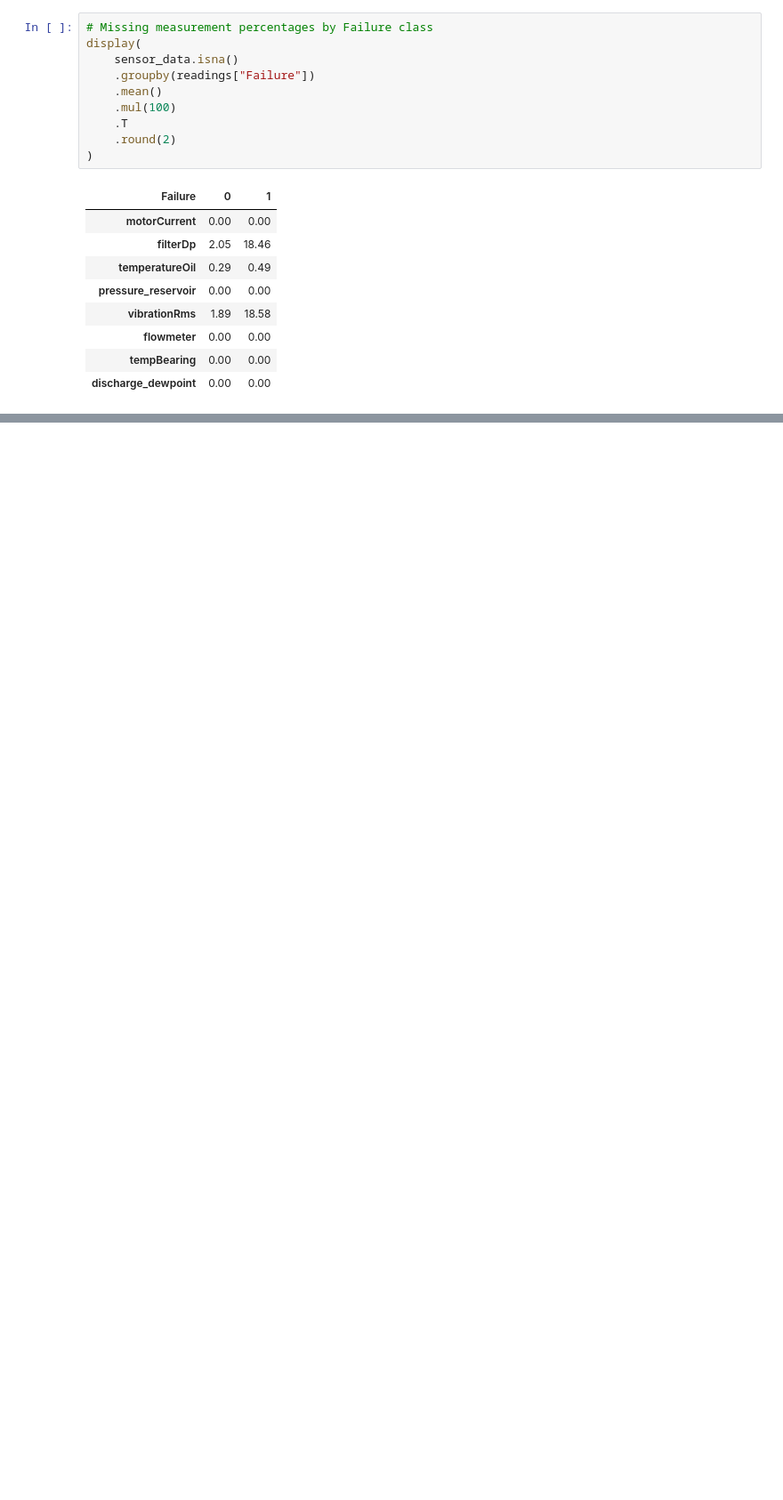
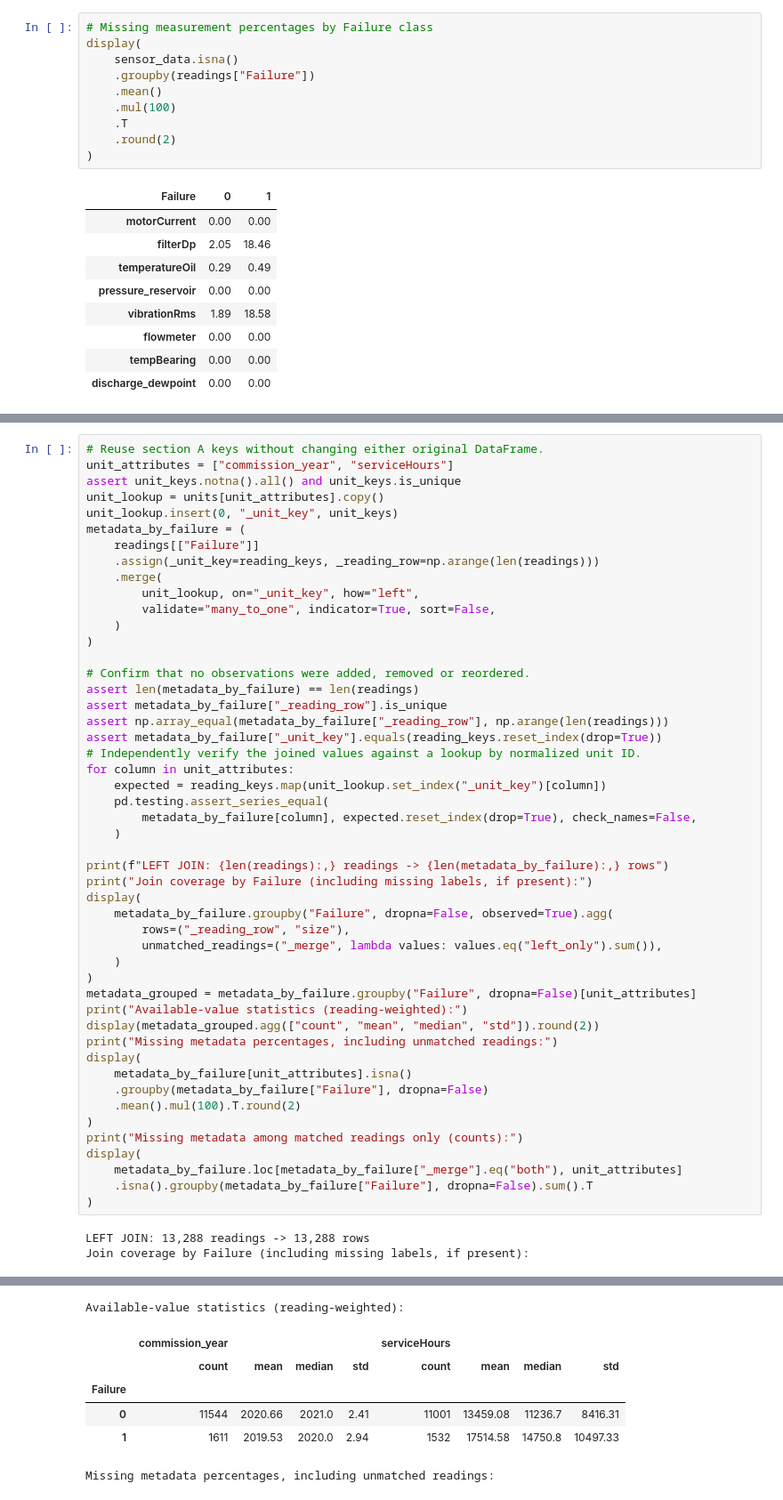
Before and after one commit to DmytroPetrenko76/IAU-proj-133, a Jupyter notebook: notebooks/phase1.1_eda.ipynb, the cells around one changed output, grey strips where cells are left out. Shown at 89% size. Cells and saved outputs as stored; diff of their text form; blank space fills up the shorter version.

```diff
--- a/notebooks/phase1.1_eda.ipynb
+++ b/notebooks/phase1.1_eda.ipynb
@@ -526,0 +538,52 @@ display(
+# %%
+# Reuse section A keys without changing either original DataFrame.
+unit_attributes = ["commission_year", "serviceHours"]
+assert unit_keys.notna().all() and unit_keys.is_unique
+unit_lookup = units[unit_attributes].copy()
+unit_lookup.insert(0, "_unit_key", unit_keys)
+metadata_by_failure = (
+    readings[["Failure"]]
+    .assign(_unit_key=reading_keys, _reading_row=np.arange(len(readings)))
+    .merge(
+        unit_lookup, on="_unit_key", how="left",
+        validate="many_to_one", indicator=True, sort=False,
+    )
+)
+
+# Confirm that no observations were added, removed or reordered.
+assert len(metadata_by_failure) == len(readings)
+assert metadata_by_failure["_reading_row"].is_unique
+assert np.array_equal(metadata_by_failure["_reading_row"], np.arange(len(readings)))
+assert metadata_by_failure["_unit_key"].equals(reading_keys.reset_index(drop=True))
+# Independently verify the joined values against a lookup by normalized unit ID.
+for column in unit_attributes:
+    expected = reading_keys.map(unit_lookup.set_index("_unit_key")[column])
+    pd.testing.assert_series_equal(
+        metadata_by_failure[column], expected.reset_index(drop=True), check_names=False,
+    )
+
+print(f"LEFT JOIN: {len(readings):,} readings -> {len(metadata_by_failure):,} rows")
+print("Join coverage by Failure (including missing labels, if present):")
+display(
+    metadata_by_failure.groupby("Failure", dropna=False, observed=True).agg(
+        rows=("_reading_row", "size"),
+        unmatched_readings=("_merge", lambda values: values.eq("left_only").sum()),
+    )
+)
+metadata_grouped = metadata_by_failure.groupby("Failure", dropna=False)[unit_attributes]
+print("Available-value statistics (reading-weighted):")
+display(metadata_grouped.agg(["count", "mean", "median", "std"]).round(2))
+print("Missing metadata percentages, including unmatched readings:")
+display(
+    metadata_by_failure[unit_attributes].isna()
+    .groupby(metadata_by_failure["Failure"], dropna=False)
+    .mean().mul(100).T.round(2)
+)
+print("Missing metadata among matched readings only (counts):")
+display(
+    metadata_by_failure.loc[metadata_by_failure["_merge"].eq("both"), unit_attributes]
+    .isna().groupby(metadata_by_failure["Failure"], dropna=False).sum().T
+)
+# %% [output]
+LEFT JOIN: 13,288 readings -> 13,288 rows
+Join coverage by Failure (including missing labels, if present):
@@ -526,0 +594,7 @@ display(
+Available-value statistics (reading-weighted):
+|  | commission_year |  |  |  | serviceHours |  |  |  |
+|  | count | mean | median | std | count | mean | median | std |
+| Failure |  |  |  |  |  |  |  |  |
+| 0 | 11544 | 2020.66 | 2021.0 | 2.41 | 11001 | 13459.08 | 11236.7 | 8416.31 |
+| 1 | 1611 | 2019.53 | 2020.0 | 2.94 | 1532 | 17514.58 | 14750.8 | 10497.33 |
+Missing metadata percentages, including unmatched readings:
```
Also changed, not shown: parts of 7 cells of this notebook.
